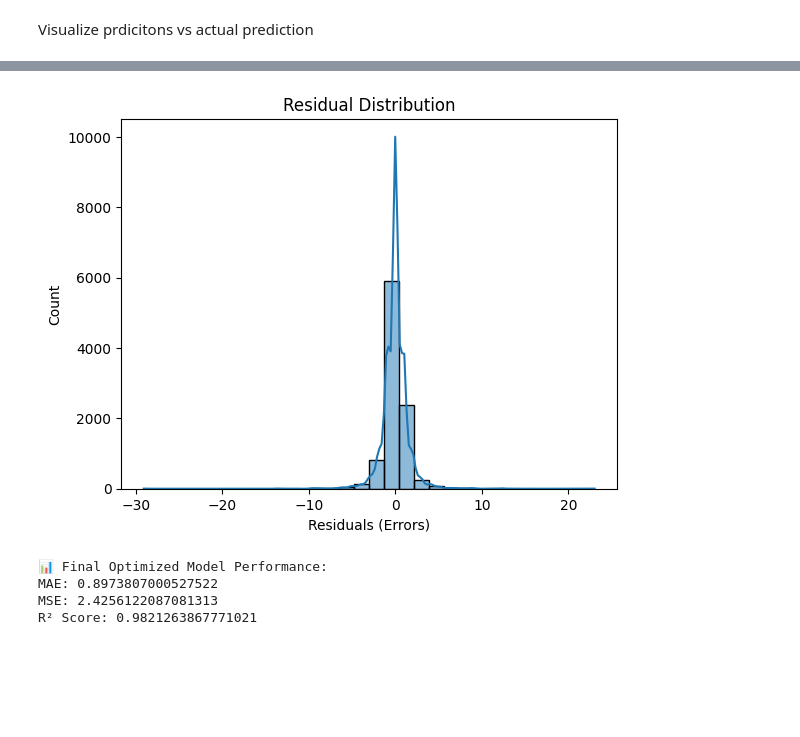
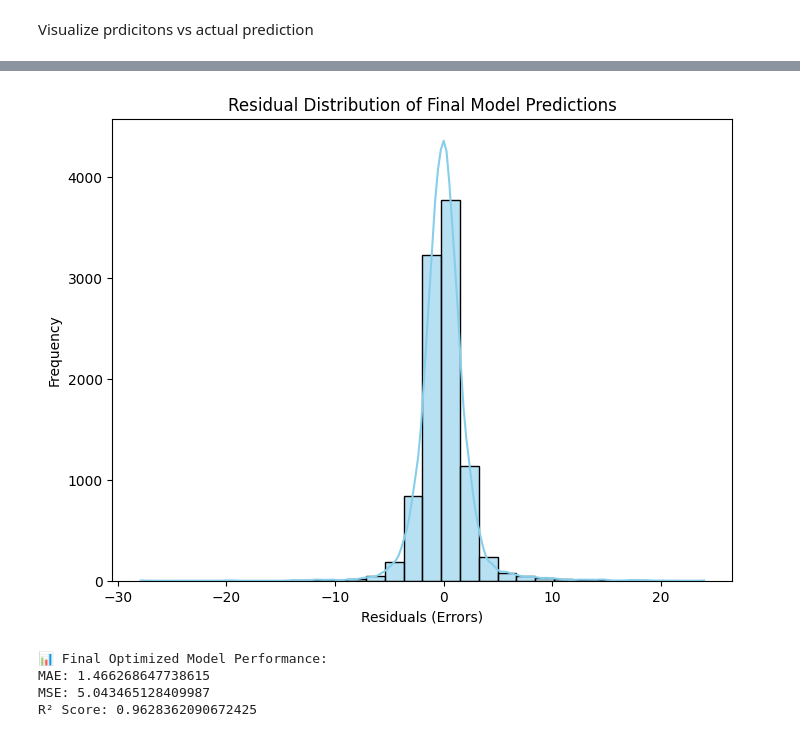
Before and after one commit to Sanikath45/streamlit-mpg-app, a Jupyter notebook: Untitled-2.ipynb, the cells around one changed output, grey strips where cells are left out. Cells and saved outputs as stored; diff of their text form; code cells hidden in the pictures; blank space fills up the shorter version.

```diff
--- a/Untitled-2.ipynb
+++ b/Untitled-2.ipynb
@@ -391,16 +394,23 @@ plt.show()
 # %%
+# *
 import seaborn as sns
+# Calculate residuals using final predictions (from lr_final)
+y_pred_final = lr_final.predict(X_test_final)  # Predictions from final model
 
-residuals = y_test - y_pred_test
-sns.histplot(residuals, bins=30, kde=True)
+# Calculate residuals (errors)
+residuals = y_test - y_pred_final
+
+# Plot residuals distribution using seaborn
+plt.figure(figsize=(8, 6))
+sns.histplot(residuals, bins=30, kde=True, color="skyblue", alpha=0.6)
 plt.xlabel("Residuals (Errors)")
-plt.title("Residual Distribution")
+plt.ylabel("Frequency")
+plt.title("Residual Distribution of Final Model Predictions")
 plt.show()
 # %% [output]
-[figure, old version]
+[figure, new version]
 # %%
 # Use the optimized RandomForestRegressor model for final predictions
-final_preds = best_rf.predict(X_test_rf)
 
 # Model Evaluation
 mae = mean_absolute_error(y_test, final_preds)
@@ -413,6 +423,6 @@ print(f"MSE: {mse}")
 print(f"R² Score: {r2}")
 # %% [output]
 📊 Final Optimized Model Performance:
-MAE: 0.8973807000527522
-MSE: 2.4256122087081313
-R² Score: 0.9821263867771021
+MAE: 1.466268647738615
+MSE: 5.043465128409987
+R² Score: 0.9628362090672425
```
Also changed, not shown: parts of 33 cells of this notebook, 12 other files.
